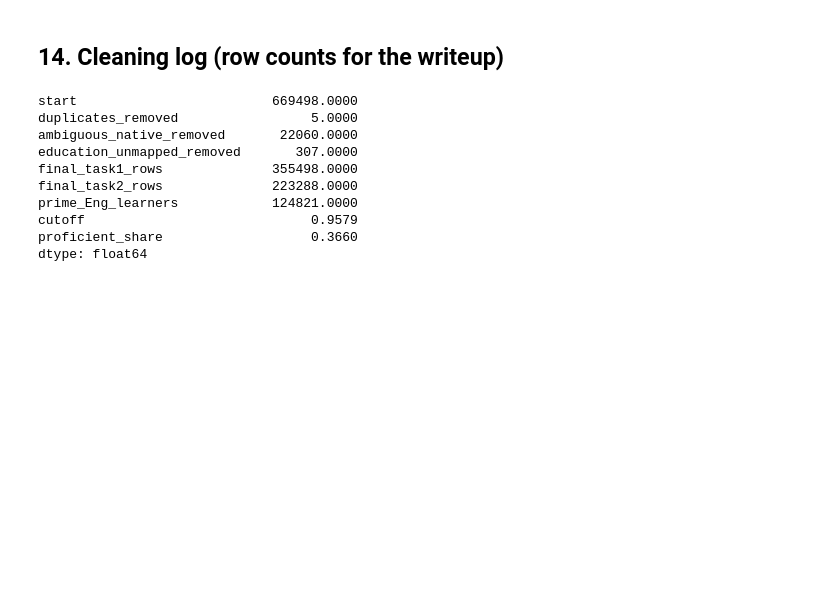
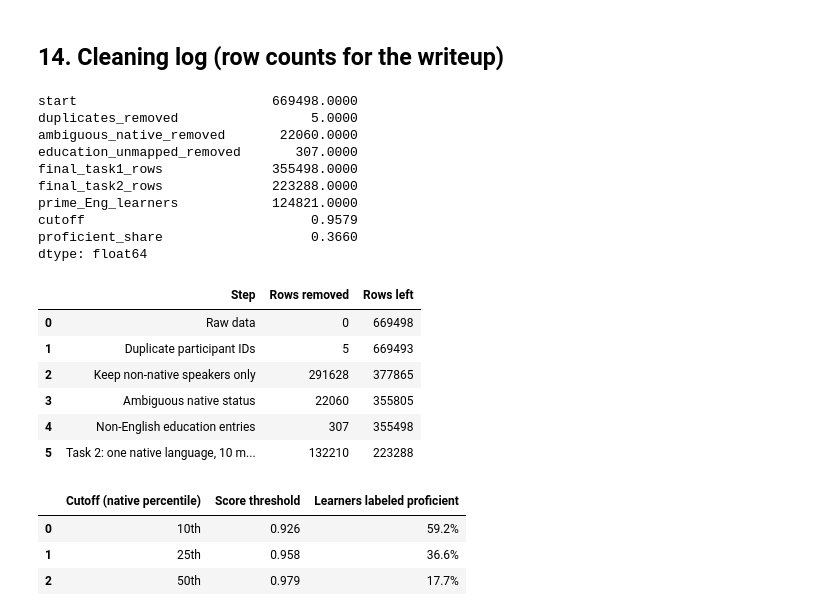
Before and after one commit to Erika-Sal/Final_ML_Project, a Jupyter notebook: 01_cleaning.ipynb, the cells around one changed output. Drawn from its saved outputs; the diff is of its cells as text; code cells hidden in the pictures; blank space fills up the shorter version.

```diff
--- a/01_cleaning.ipynb
+++ b/01_cleaning.ipynb
@@ -392,3 +406,35 @@ prime_Eng_learners            124821.0000
 cutoff                             0.9579
 proficient_share                   0.3660
 dtype: float64
+# %%
+# Table 1: rows removed at each cleaning step
+steps = pd.DataFrame({
+    "Step": ["Raw data", "Duplicate participant IDs", "Keep non-native speakers only",
+             "Ambiguous native status", "Non-English education entries",
+             "Task 2: one native language, 10 most common"],
+    "Rows left": [log["start"], log["start"] - log["duplicates_removed"],
+                  n_nonnative, n_nonnative - log["ambiguous_native_removed"],
+                  log["final_task1_rows"], log["final_task2_rows"]],
+})
+steps["Rows removed"] = (-steps["Rows left"].diff()).fillna(0).astype(int)
+steps.loc[5, "Rows removed"] = log["final_task1_rows"] - log["final_task2_rows"]
+steps[["Step", "Rows removed", "Rows left"]]
+# %% [output]
+|  | Step | Rows removed | Rows left |
+| 0 | Raw data | 0 | 669498 |
+| 1 | Duplicate participant IDs | 5 | 669493 |
+| 2 | Keep non-native speakers only | 291628 | 377865 |
+| 3 | Ambiguous native status | 22060 | 355805 |
+| 4 | Non-English education entries | 307 | 355498 |
+| 5 | Task 2: one native language, 10 m... | 132210 | 223288 |
+# %%
+# Table 2: share of learners labeled proficient under each cutoff
+pd.DataFrame([{"Cutoff (native percentile)": f"{int(p*100)}th",
+               "Score threshold": round(native.quantile(p), 3),
+               "Learners labeled proficient": f"{(task1.score >= native.quantile(p)).mean():.1%}"}
+              for p in [0.10, 0.25, 0.50]])
+# %% [output]
+|  | Cutoff (native percentile) | Score threshold | Learners labeled proficient |
+| 0 | 10th | 0.926 | 59.2% |
+| 1 | 25th | 0.958 | 36.6% |
+| 2 | 50th | 0.979 | 17.7% |
```
Also changed, not shown: parts of 7 cells of this notebook, 2 other files.
